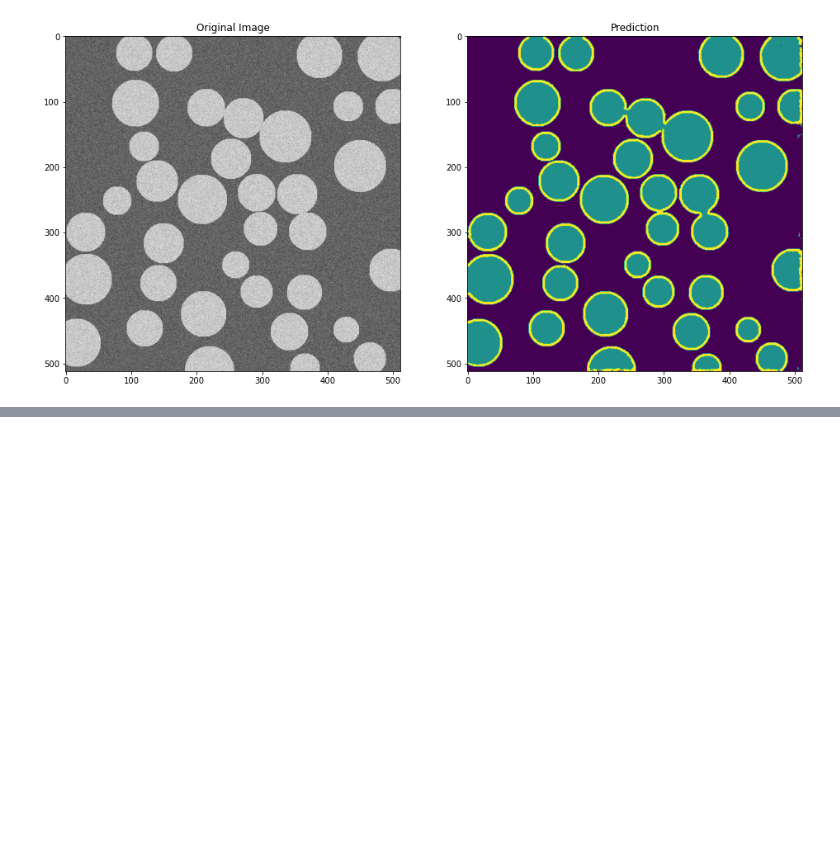
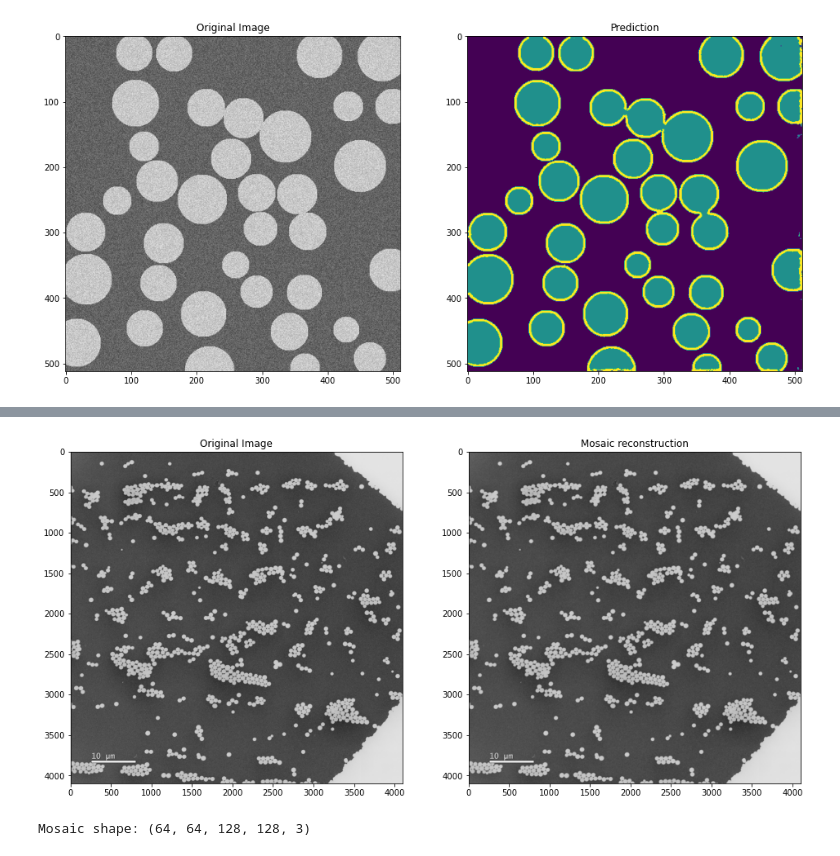
Before and after one commit to Ross0899/mphys-project-cnn-pre-process, a Jupyter notebook: cnn_model_predict.ipynb, the cells around one changed output, grey strips where cells are left out. Drawn from its saved outputs; the diff is of its cells as text; code cells hidden in the pictures; blank space fills up the shorter version.

```diff
--- a/cnn_model_predict.ipynb
+++ b/cnn_model_predict.ipynb
@@ -108,0 +133,14 @@ plt.show()
+# %%
+mosaic2 = MightyMosaic.from_array(tem_images[0], (128,128), overlap_factor=2, fill_mode='reflect')
+plt.figure(figsize=(16, 16))
+plt.subplot(121)
+plt.title("Original Image")
+plt.imshow(tem_images[0])
+plt.subplot(122)
+plt.title("Mosaic reconstruction")
+plt.imshow(mosaic2.get_fusion(), interpolation='bilinear', vmin=0, vmax=1)
+plt.show()
+print("Mosaic shape: " + str(mosaic2.shape))
+# %% [output]
+[figure, added]
+Mosaic shape: (64, 64, 128, 128, 3)
```
Also changed, not shown: parts of 17 cells of this notebook, 1 other file.
